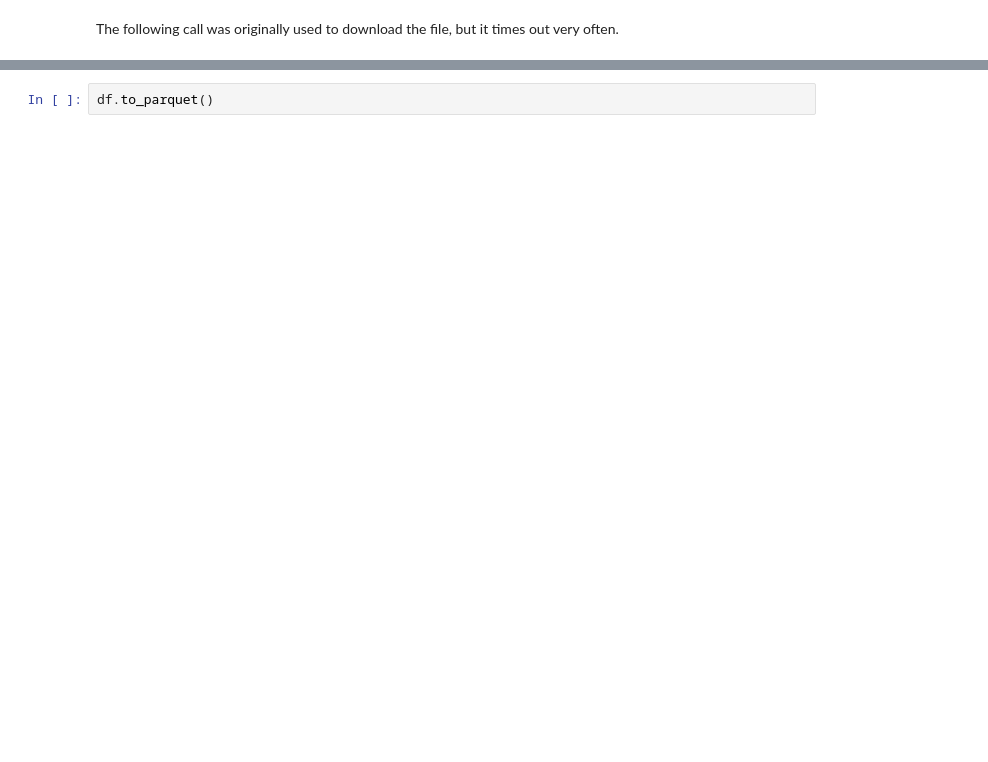
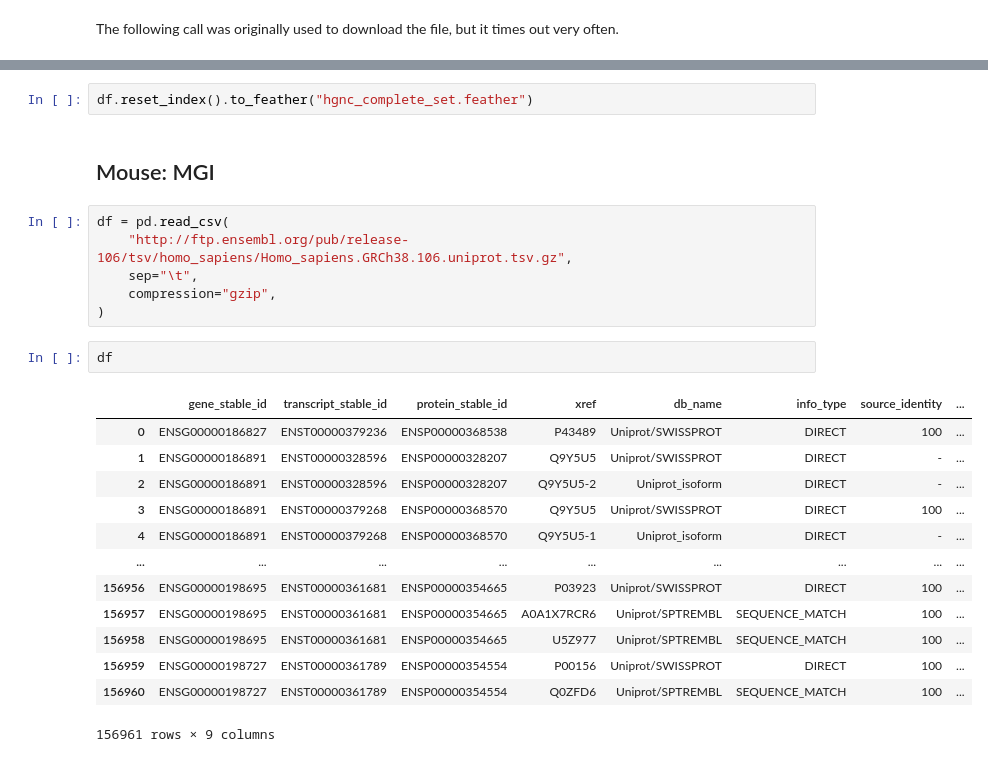
Before and after one commit to laminlabs/bionty-assets, a Jupyter notebook: docs/ingest/2022-06-24-ebi-gene-set.ipynb, the cells around one changed output, grey strips where cells are left out. Drawn from its saved outputs; the diff is of its cells as text; blank space fills up the shorter version.

Commit message:
:bento: Ingested mouse geneset from MGI (#5)

```diff
--- a/docs/ingest/2022-06-24-ebi-gene-set.ipynb
+++ b/docs/ingest/2022-06-24-ebi-gene-set.ipynb
@@ -25,2 +33,26 @@ df.shape
 # %%
-df.to_parquet()
+df.reset_index().to_feather("hgnc_complete_set.feather")
+# %% [markdown]
+## Mouse: MGI
+# %%
+df = pd.read_csv(
+    "http://ftp.ensembl.org/pub/release-106/tsv/homo_sapiens/Homo_sapiens.GRCh38.106.uniprot.tsv.gz",
+    sep="\t",
+    compression="gzip",
+)
+# %%
+df
+# %% [output]
+|  | gene_stable_id | transcript_stable_id | protein_stable_id | xref | db_name | info_type | source_identity | ... |
+| 0 | ENSG00000186827 | ENST00000379236 | ENSP00000368538 | P43489 | Uniprot/SWISSPROT | DIRECT | 100 | ... |
+| 1 | ENSG00000186891 | ENST00000328596 | ENSP00000328207 | Q9Y5U5 | Uniprot/SWISSPROT | DIRECT | - | ... |
+| 2 | ENSG00000186891 | ENST00000328596 | ENSP00000328207 | Q9Y5U5-2 | Uniprot_isoform | DIRECT | - | ... |
+| 3 | ENSG00000186891 | ENST00000379268 | ENSP00000368570 | Q9Y5U5 | Uniprot/SWISSPROT | DIRECT | 100 | ... |
+| 4 | ENSG00000186891 | ENST00000379268 | ENSP00000368570 | Q9Y5U5-1 | Uniprot_isoform | DIRECT | - | ... |
+| ... | ... | ... | ... | ... | ... | ... | ... | ... |
+| 156956 | ENSG00000198695 | ENST00000361681 | ENSP00000354665 | P03923 | Uniprot/SWISSPROT | DIRECT | 100 | ... |
+| 156957 | ENSG00000198695 | ENST00000361681 | ENSP00000354665 | A0A1X7RCR6 | Uniprot/SPTREMBL | SEQUENCE_MATCH | 100 | ... |
+| 156958 | ENSG00000198695 | ENST00000361681 | ENSP00000354665 | U5Z977 | Uniprot/SPTREMBL | SEQUENCE_MATCH | 100 | ... |
+| 156959 | ENSG00000198727 | ENST00000361789 | ENSP00000354554 | P00156 | Uniprot/SWISSPROT | DIRECT | 100 | ... |
+| 156960 | ENSG00000198727 | ENST00000361789 | ENSP00000354554 | Q0ZFD6 | Uniprot/SPTREMBL | SEQUENCE_MATCH | 100 | ... |
+156961 rows × 9 columns
```
Also changed, not shown: parts of 25 cells of this notebook.
